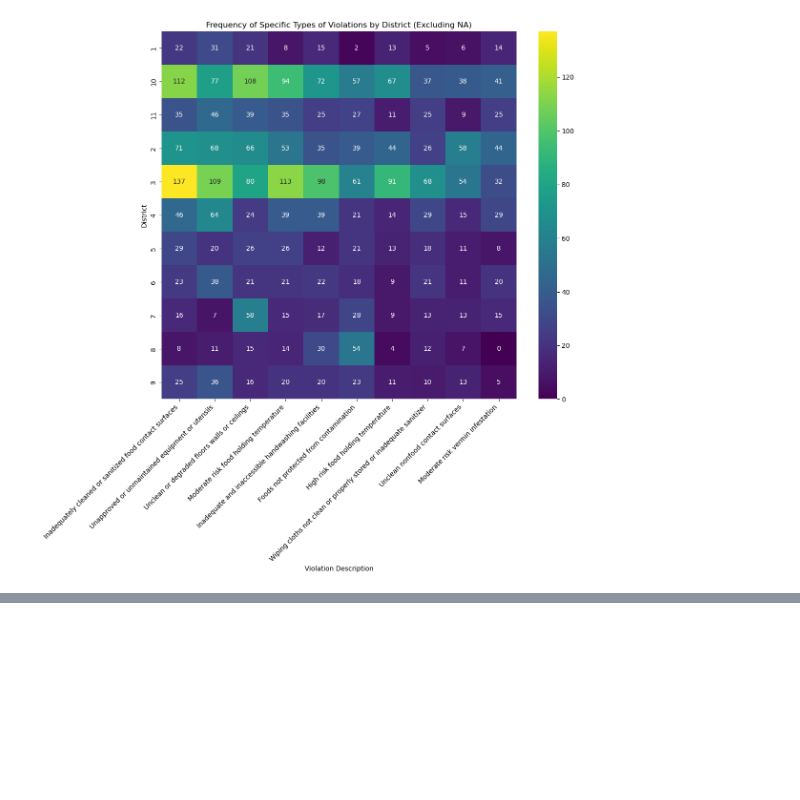
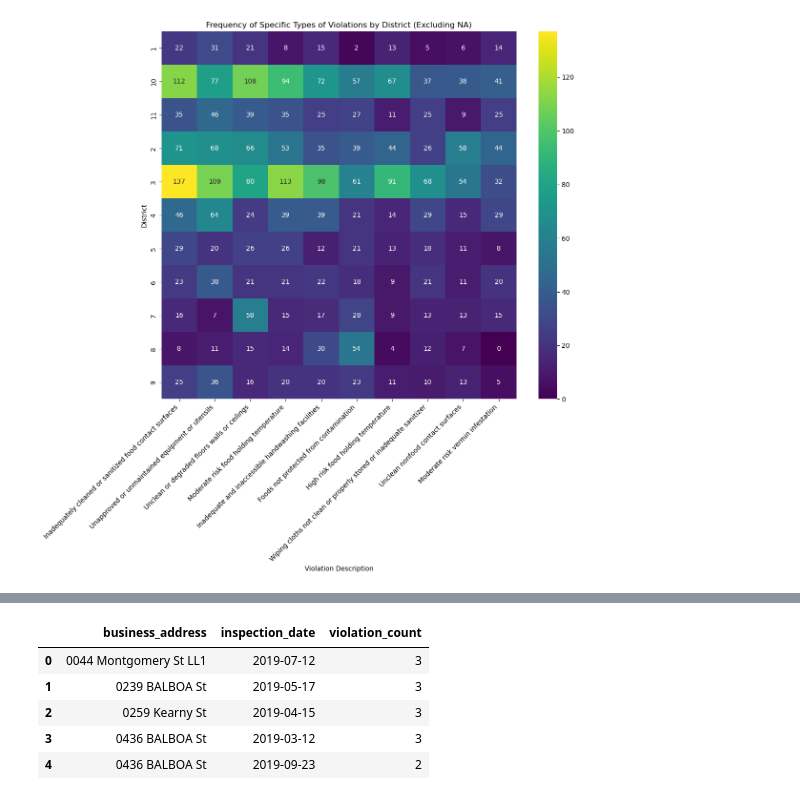
Before and after one commit to mchang674/ads-508-team-project, a Jupyter notebook: Data_ingest.ipynb, the cells around one changed output, grey strips where cells are left out. Cells and saved outputs as stored; diff of their text form; code cells hidden in the pictures; blank space fills up the shorter version.

```diff
--- a/Data_ingest.ipynb
+++ b/Data_ingest.ipynb
@@ -686,0 +648,12 @@ inspect_transformed.head()
+# %%
+count = filter_d.groupby(['business_address', 'inspection_date']).agg('count').reset_index()
+count = count[["business_address", "inspection_date", "business_name"]]
+count.columns = ["business_address", "inspection_date", "violation_count"]
+count.head(5)
+# %% [output]
+|  | business_address | inspection_date | violation_count |
+| 0 | 0044 Montgomery St LL1 | 2019-07-12 | 3 |
+| 1 | 0239 BALBOA St | 2019-05-17 | 3 |
+| 2 | 0259 Kearny St | 2019-04-15 | 3 |
+| 3 | 0436 BALBOA St | 2019-03-12 | 3 |
+| 4 | 0436 BALBOA St | 2019-09-23 | 2 |
```
Also changed, not shown: parts of 41 cells of this notebook, 2 other files.
